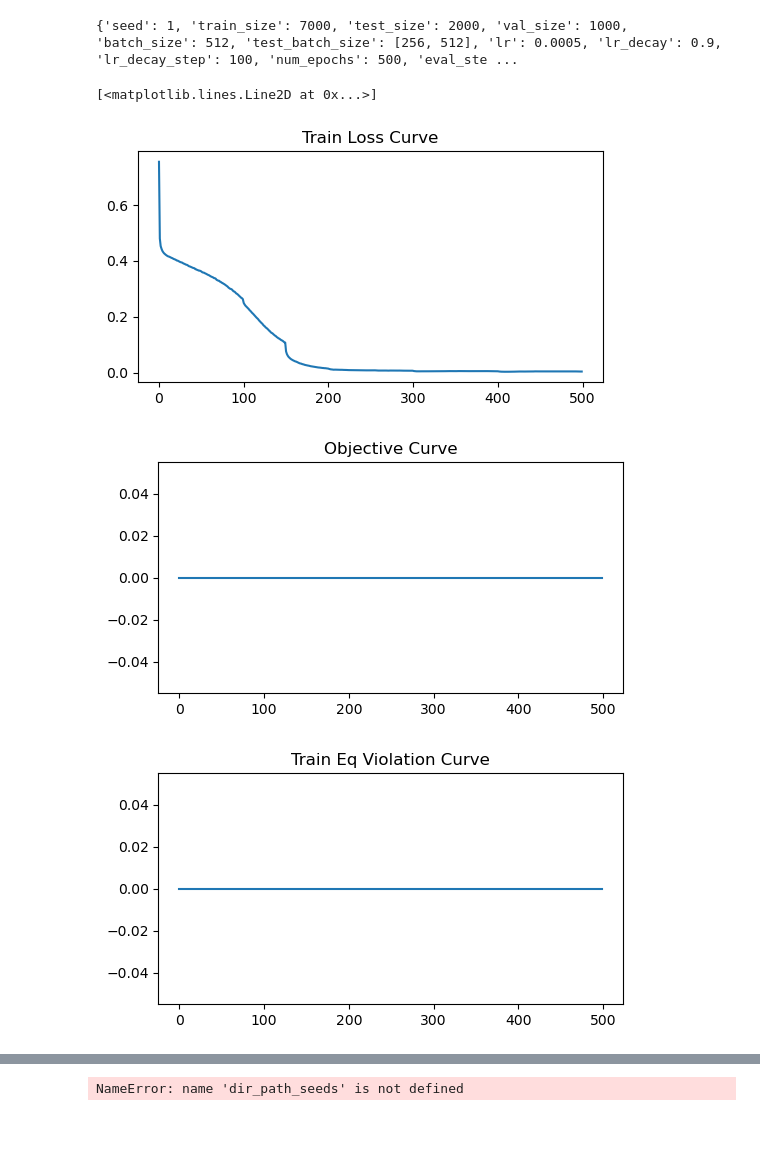
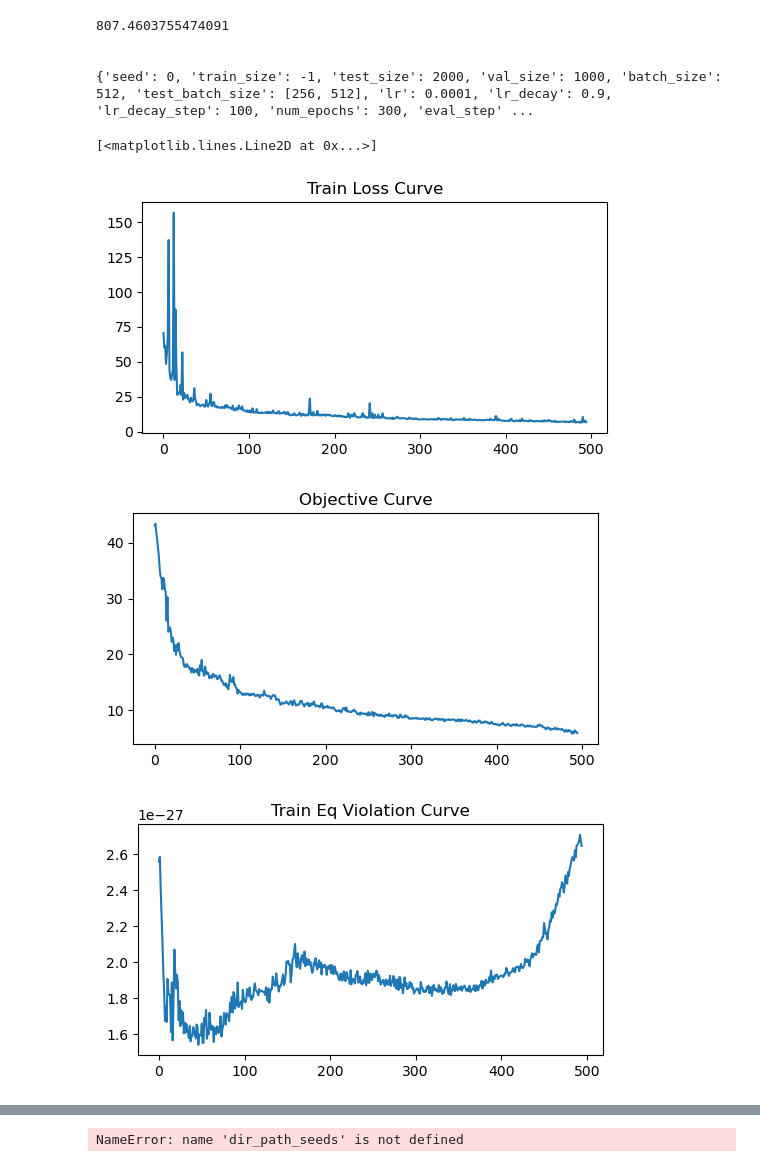
Before and after one commit to xkhainguyen/FSNet, a Jupyter notebook: results/get_results1.ipynb, the cells around one changed output, grey strips where cells are left out. Saved outputs shown, nothing was run; the diff lists cells and outputs as text; code cells hidden in the pictures; blank space fills up the shorter version.

```diff
--- a/results/get_results1.ipynb
+++ b/results/get_results1.ipynb
@@ -24,13 +24,18 @@ def load_results(file_path):
         return None
 # %%
 rel_path = "/home/khain/FSNet/"
-dir_path = "results/nonsmooth_nonconvex/socp/SOCPProblem-100-50-50-10000/20251031-163616_MLP_sup_partial_seed1_dropout0.1/results.pkl"
+dir_path = "results/nonsmooth_nonconvex/socp/SOCPProblem-100-50-50-10000/20251106-120534_MLP_FSNet_seed0_dropout0.1_finetune_20251106-114103_model_20/results.pkl"
 
 results = load_results(rel_path + dir_path)
 # %%
+print(results['training_time_seconds'])
+print("\n")
 print(results['config'])
 # %% [output]
-{'seed': 1, 'train_size': 7000, 'test_size': 2000, 'val_size': 1000, 'batch_size': 512, 'test_batch_size': [256, 512], 'lr': 0.0005, 'lr_decay': 0.9, 'lr_decay_step': 100, 'num_epochs': 500, 'eval_ste ...
+807.4603755474091
+
+
+{'seed': 0, 'train_size': -1, 'test_size': 2000, 'val_size': 1000, 'batch_size': 512, 'test_batch_size': [256, 512], 'lr': 0.0001, 'lr_decay': 0.9, 'lr_decay_step': 100, 'num_epochs': 300, 'eval_step' ...
 # %%
 def get_train_metrics(results):
     """
@@ -100,26 +105,26 @@ def get_val_metrics(results):
 # %%
 train_metrics = get_train_metrics(results)
 
-start = 0
+start = 5
 end = 1000
 
 plt.figure(figsize=(6, 3))
 plt.title('Train Loss Curve')
 plt.plot(train_metrics['loss'][start:end], label='Train Loss')
 
 plt.figure(figsize=(6, 3))
 plt.title('Objective Curve')
 plt.plot(train_metrics['obj'][start:end], label='Train Loss')
 
 plt.figure(figsize=(6, 3))
 plt.title('Train Eq Violation Curve')
 plt.plot(train_metrics['eq_violation'][start:end], label='Train Eq Violation')
 
 plt.figure(figsize=(6, 3))
 plt.title('Train Ineq Violation Curve')
 plt.plot(train_metrics['ineq_violation'][start:end], label='Train Ineq Violation')
 # %% [output]
 [<matplotlib.lines.Line2D at 0x...>]
-[figure, old version]
+[figure, new version]
-[figure, old version]
+[figure, new version]
-[figure, old version]
+[figure, new version]
```
Also changed, not shown: parts of 3 cells of this notebook, 11 other files.
